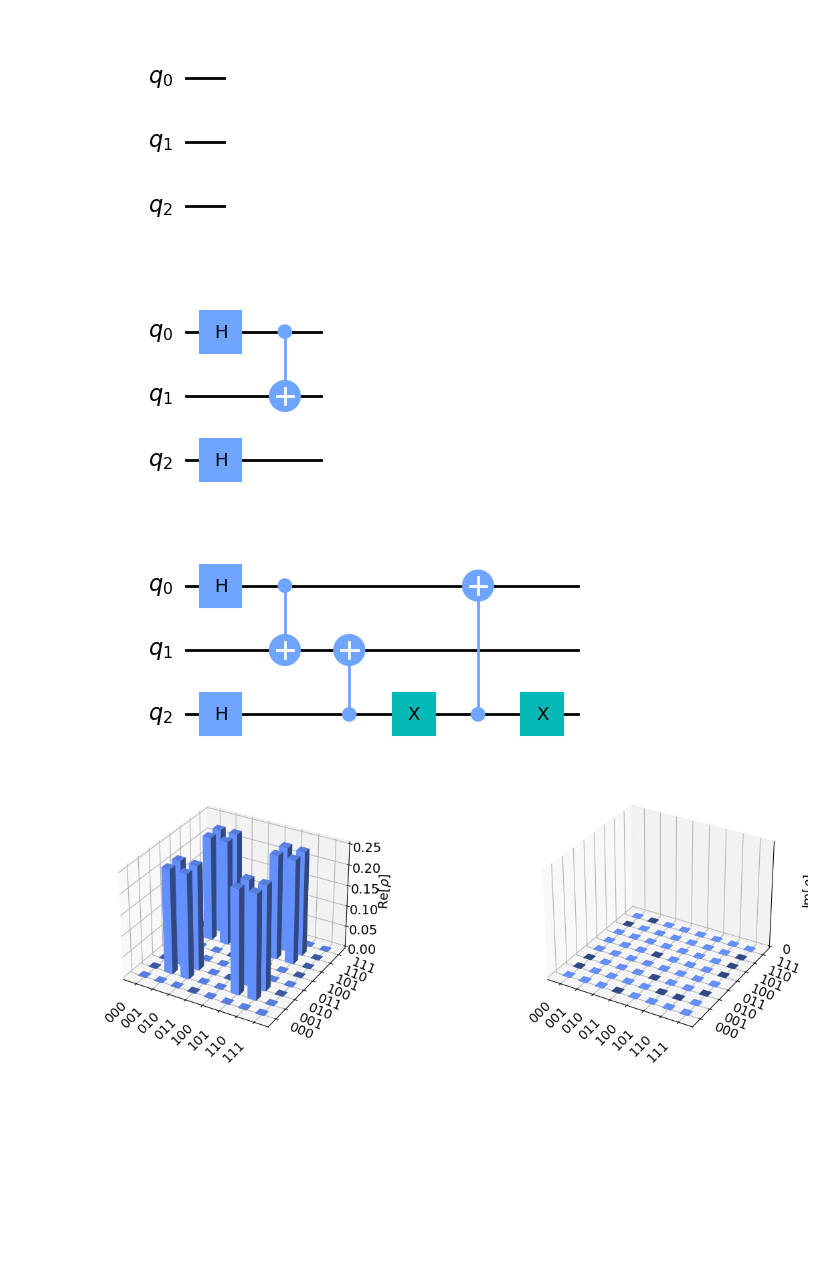
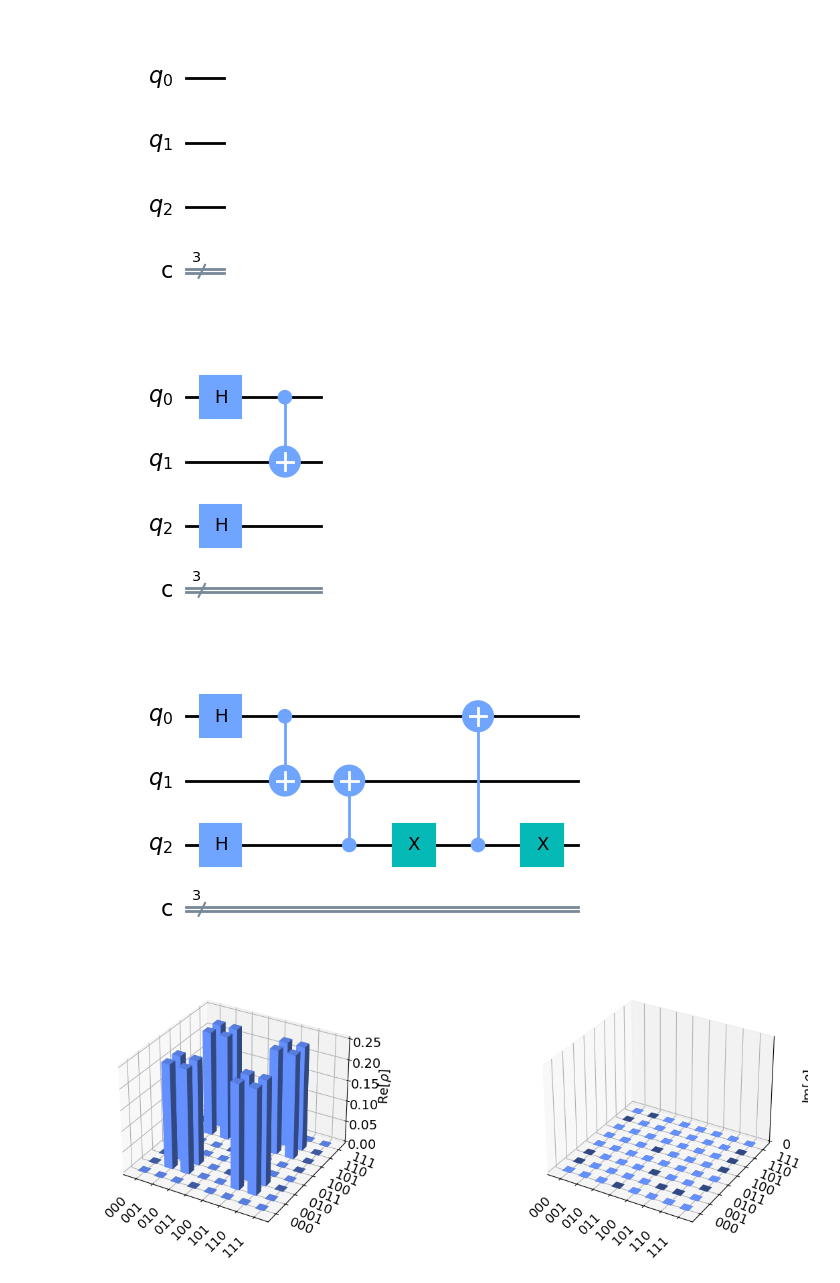
Before and after one commit to marc-brgs/Qiskit-Quantum-Circuits, a Jupyter notebook: riddle1.ipynb, the cells around one changed output. Cells and saved outputs as stored; diff of their text form; code cells hidden in the pictures; blank space fills up the shorter version.

```diff
--- a/riddle1.ipynb
+++ b/riddle1.ipynb
@@ -9,10 +9,10 @@ from qiskit.visualization import plot_state_city
 # %%
 # We start by implementing the initial riddle (without resolving it)
 # We need 3 qubits in total (2 for the 2 guardians' answers and 1 to indicate which guardian is lying)
-circ = QuantumCircuit(3)
+circ = QuantumCircuit(3, 3)
 circ.draw('mpl')
 # %% [output]
-[figure, old version]
+[figure, new version]
 # %%
 # Since the qubits are initialized to 0, we need to apply a hadamard gate to superimpose the 0 and 1 states, so that we don't know "behind which gate the treasure is".
 # As soon as we open one gate, we immediately know the result of the other gate, so we'll intricate the first 2 qubits with the CNOT gate so that the 2 qubits give the same result.
@@ -22,7 +22,7 @@ circ.cx(0,1)
 circ.h(2)
 circ.draw('mpl')
 # %% [output]
-[figure, old version]
+[figure, new version]
 # %%
 # Now we want to reverse the response of the lying guard => lie circuit
 # CNOT reverses the answer if the qubit is 1 and does nothing if it is 0. We'll say that if q2 = 1 then q1 is lying and if q2 = 0 it's q0.
@@ -34,7 +34,7 @@ circ.cx(2,0)
 circ.x(2)
 circ.draw('mpl')
 # %% [output]
-[figure, old version]
+[figure, new version]
 # %%
 # We have 4 possibilities: 2 possiblities for the treasure * 2 possibilities of lying with an inverse result for the 2 guardians (q0 and q1)
 backend = Aer.get_backend('statevector_simulator')
```
Also changed, not shown: parts of 3 cells of this notebook.
